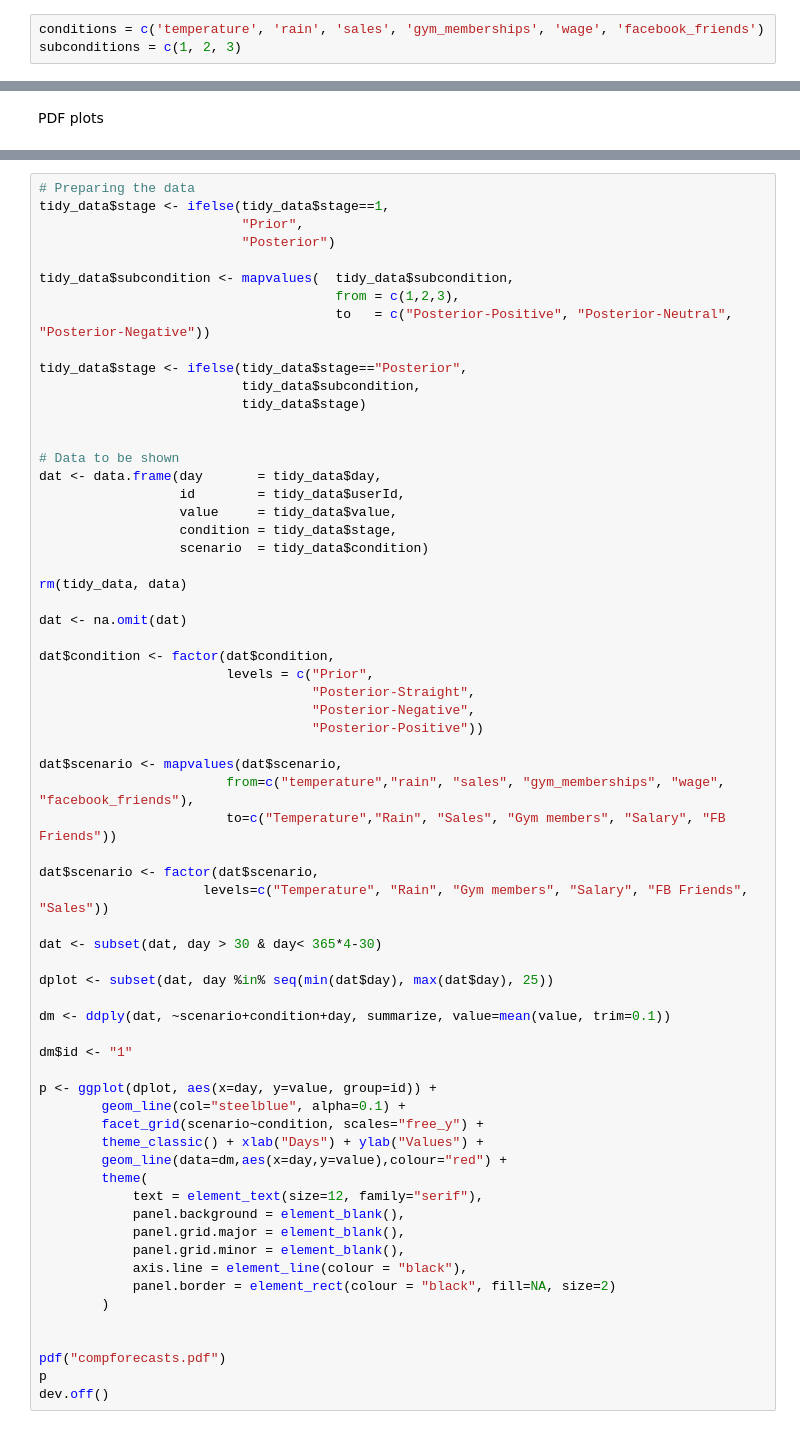
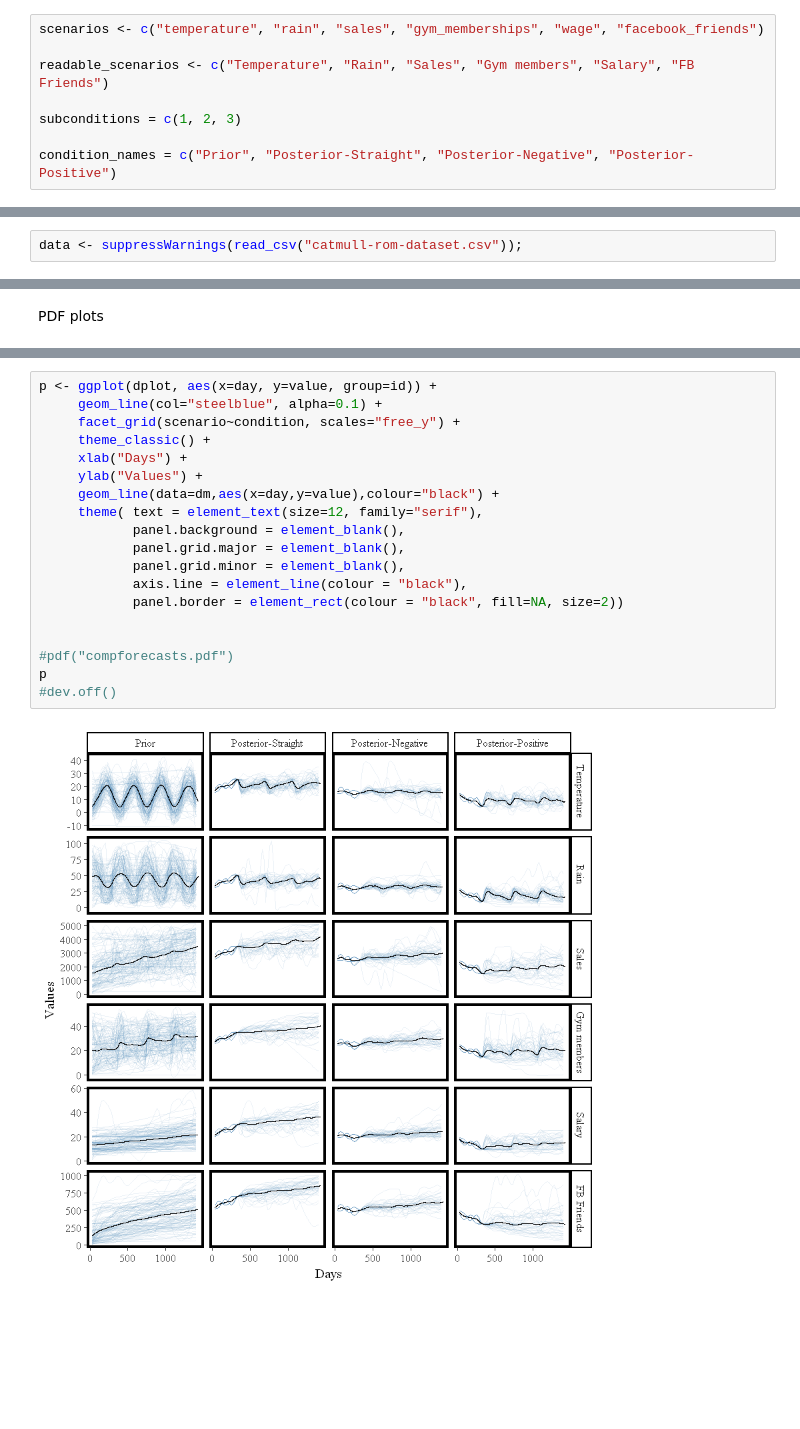
Before and after one commit to ericschulz/compforca, a Jupyter notebook: Data analysis/Catmull-Rom Analysis.ipynb, the cells around one changed output, grey strips where cells are left out. Cells and saved outputs as stored; diff of their text form; blank space fills up the shorter version.

Commit message:
Eric graphs integrated

```diff
--- a/Data analysis/Catmull-Rom Analysis.ipynb
+++ b/Data analysis/Catmull-Rom Analysis.ipynb
@@ -90,8 +11,13 @@ simple_cap <- function(x) {
 # %% [markdown]
 ## Universal functions and variables
 # %%
-conditions = c('temperature', 'rain', 'sales', 'gym_memberships', 'wage', 'facebook_friends')
+scenarios <- c("temperature", "rain", "sales", "gym_memberships", "wage", "facebook_friends")
+
+readable_scenarios <- c("Temperature", "Rain", "Sales", "Gym members", "Salary", "FB Friends")
+
 subconditions = c(1, 2, 3)
+
+condition_names = c("Prior", "Posterior-Straight", "Posterior-Negative", "Posterior-Positive")
 # %%
 get_range <- function(condition){
 
@@ -186,0 +43,2 @@ for(c in conditions) {
+# %%
+data <- suppressWarnings(read_csv("catmull-rom-dataset.csv"));
@@ -281,65 +122,21 @@ PDF plots
 # %%
-# Preparing the data
-tidy_data$stage <- ifelse(tidy_data$stage==1,
-                          "Prior",
-                          "Posterior")
-
-tidy_data$subcondition <- mapvalues(  tidy_data$subcondition,
-                                      from = c(1,2,3),
-                                      to   = c("Posterior-Positive", "Posterior-Neutral", "Posterior-Negative"))
-
-tidy_data$stage <- ifelse(tidy_data$stage=="Posterior",
-                          tidy_data$subcondition,
-                          tidy_data$stage)
-
-
-# Data to be shown
-dat <- data.frame(day       = tidy_data$day,
-                  id        = tidy_data$userId,
-                  value     = tidy_data$value,
-                  condition = tidy_data$stage,
-                  scenario  = tidy_data$condition)
-
-rm(tidy_data, data)
-
-dat <- na.omit(dat)
-
-dat$condition <- factor(dat$condition,
-                        levels = c("Prior",
-                                   "Posterior-Straight",
-                                   "Posterior-Negative",
-                                   "Posterior-Positive"))
-
-dat$scenario <- mapvalues(dat$scenario,
-                        from=c("temperature","rain", "sales", "gym_memberships", "wage", "facebook_friends"),
-                        to=c("Temperature","Rain", "Sales", "Gym members", "Salary", "FB Friends"))
-
-dat$scenario <- factor(dat$scenario,
-                     levels=c("Temperature", "Rain", "Gym members", "Salary", "FB Friends", "Sales"))
-
-dat <- subset(dat, day > 30 & day< 365*4-30)
-
-dplot <- subset(dat, day %in% seq(min(dat$day), max(dat$day), 25))
-
-dm <- ddply(dat, ~scenario+condition+day, summarize, value=mean(value, trim=0.1))
-
-dm$id <- "1"
-
 p <- ggplot(dplot, aes(x=day, y=value, group=id)) +
-        geom_line(col="steelblue", alpha=0.1) +
-        facet_grid(scenario~condition, scales="free_y") +
-        theme_classic() + xlab("Days") + ylab("Values") +
-        geom_line(data=dm,aes(x=day,y=value),colour="red") +
-        theme(
-            text = element_text(size=12, family="serif"),
+     geom_line(col="steelblue", alpha=0.1) +
+     facet_grid(scenario~condition, scales="free_y") +
+     theme_classic() +
+     xlab("Days") +
+     ylab("Values") +
+     geom_line(data=dm,aes(x=day,y=value),colour="black") +
+     theme( text = element_text(size=12, family="serif"),
             panel.background = element_blank(),
             panel.grid.major = element_blank(),
             panel.grid.minor = element_blank(),
             axis.line = element_line(colour = "black"),
-            panel.border = element_rect(colour = "black", fill=NA, size=2)
-        )
+            panel.border = element_rect(colour = "black", fill=NA, size=2))
 
 
-pdf("compforecasts.pdf")
+#pdf("compforecasts.pdf")
 p
-dev.off()
+#dev.off()
+# %% [output]
+[figure, added]
```
Also changed, not shown: parts of 20 cells of this notebook, 3 other files.
